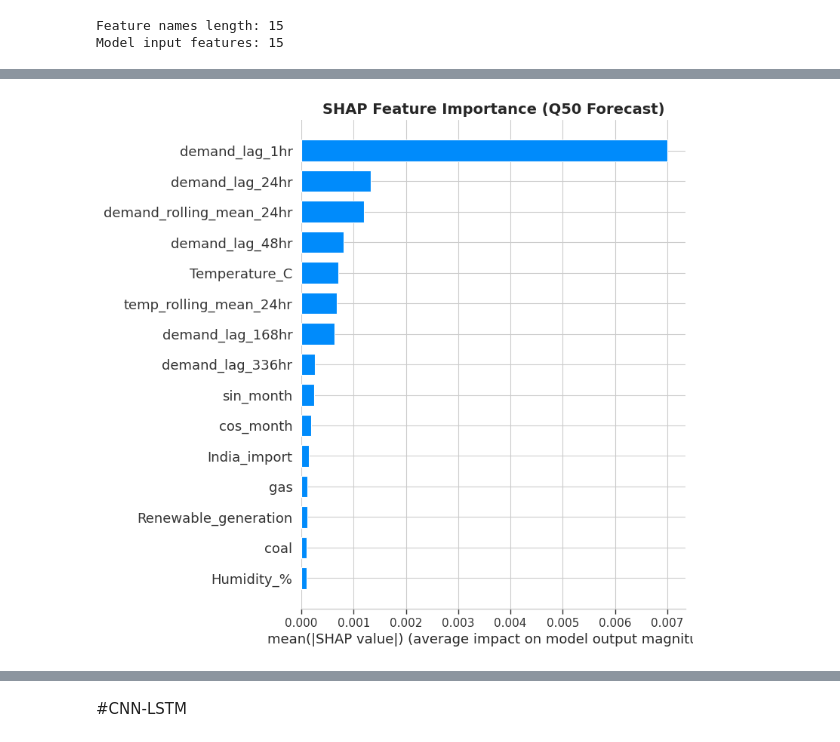
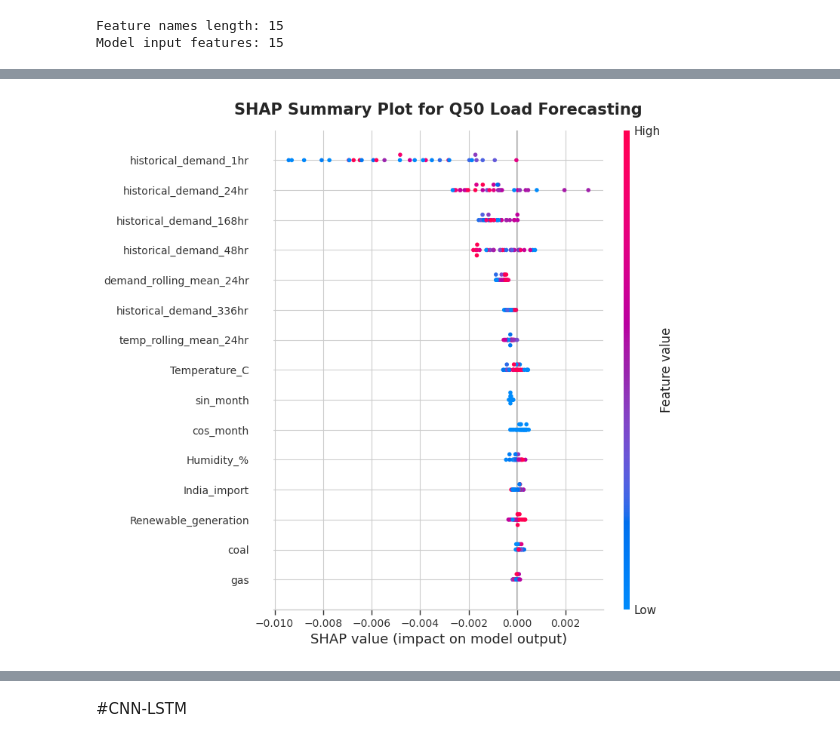
Before and after one commit to Joydas2003/Electrical-Load-Forcasting-Ml, a Jupyter notebook: Machine Learning Based short term Electrical Load Forcasting.ipynb, the cells around one changed output, grey strips where cells are left out. Cells and saved outputs as stored; diff of their text form; code cells hidden in the pictures.

```diff
--- a/Machine Learning Based short term Electrical Load Forcasting.ipynb
+++ b/Machine Learning Based short term Electrical Load Forcasting.ipynb
@@ -1265,7 +1259,7 @@ class LSTMModel(nn.Module):
             batch_first=True
         )
 
-        self.dropout = nn.Dropout(0.2)
+        self.dropout = nn.Dropout(0.15)
 
         self.fc = nn.Sequential(
             nn.Linear(32, 32),
@@ -1311,7 +1305,7 @@ train_loss_list = []
 val_loss_list = []
 
 best_val = np.inf
-patience = 20
+patience = 15
 counter = 0
 
 start_time = time.time()
@@ -1587,7 +1579,7 @@ val_q50_loss = []
 val_q90_loss = []
 
 best = np.inf
-patience = 20
+patience = 15
 counter = 0
 
 device = torch.device(
@@ -2504,8 +2772,8 @@ Final INPUT shape: (30, 15)
 # %%
 features=(['gas', 'coal', 'Temperature_C', 'Humidity_%',
        'Renewable_generation', 'India_import', 'temp_rolling_mean_24hr',
-       'demand_lag_1hr', 'demand_lag_24hr', 'demand_lag_48hr',
-       'demand_lag_168hr', 'demand_lag_336hr', 'demand_rolling_mean_24hr',
+       'historical_demand_1hr', 'historical_demand_24hr', 'historical_demand_48hr',
+       'historical_demand_168hr', 'historical_demand_336hr', 'demand_rolling_mean_24hr',
        'sin_month', 'cos_month'])
 # %%
 feature_names = features
@@ -2518,30 +2895,65 @@ Model input features: 15
 # %%
+import matplotlib.pyplot as plt
+import shap
+
+# =========================
+# Figure Size
+# =========================
+FIG_W = 10
+FIG_H = 7
+
 plt.figure(
-    figsize=(16,10)
+    figsize=(FIG_W, FIG_H)
 )
 
+# =========================
+# SHAP Summary Plot
+# =========================
 shap.summary_plot(
     shap_values_2d,
     test_inputs_2d,
     feature_names=features,
-    plot_type="bar",
+    max_display=15,      # Top 15 features
     show=False
 )
 
+# =========================
+# Title
+# =========================
 plt.title(
-    "SHAP Feature Importance (Q50 Forecast)",
-    fontsize=14,
-    fontweight="bold"
+    "SHAP Summary Plot for Q50 Load Forecasting",
+    fontsize=15,
+    fontweight="bold",
+    pad=15
 )
 
+# =========================
+# Axis Font Size
+# =========================
+plt.xticks(fontsize=10)
+plt.yticks(fontsize=10)
+
+# =========================
+# Layout
+# =========================
 plt.tight_layout()
-plt.savefig("plot.png", dpi=300, bbox_inches='tight')
+
+# =========================
+# Save High Quality Figure
+# =========================
+plt.savefig(
+    "SHAP_Summary_Q50.png",
+    dpi=600,
+    bbox_inches="tight",
+    pad_inches=0.2
+)
+
 from google.colab import files
+files.download("SHAP_Summary_Q50.png")
 
-files.download("plot.png")
 plt.show()
 plt.close()
 # %% [output]
 [interactive output not drawn]
 [interactive output not drawn]
-[figure, old version]
+[figure, new version]
```
Also changed, not shown: parts of 49 cells of this notebook.
